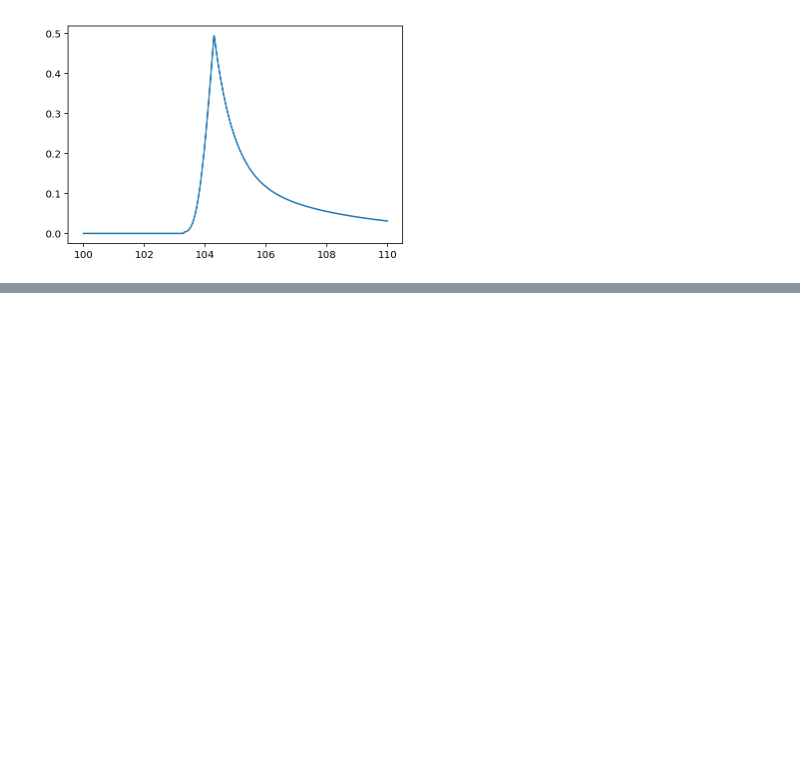
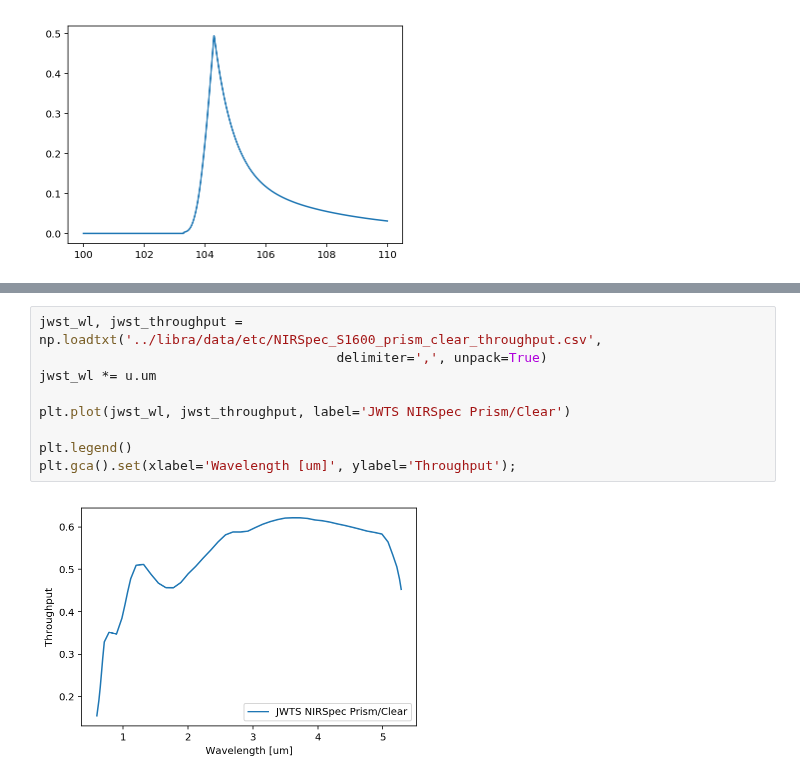
Before and after one commit to bmorris3/libra, a Jupyter notebook: notebooks/flares.ipynb, the cells around one changed output, grey strips where cells are left out. Saved outputs shown, nothing was run; the diff lists cells and outputs as text; blank space fills up the shorter version.

```diff
--- a/notebooks/flares.ipynb
+++ b/notebooks/flares.ipynb
@@ -24,0 +31,11 @@ plt.plot(times, fluxes)
+# %%
+jwst_wl, jwst_throughput = np.loadtxt('../libra/data/etc/NIRSpec_S1600_prism_clear_throughput.csv',
+                                      delimiter=',', unpack=True)
+jwst_wl *= u.um
+
+plt.plot(jwst_wl, jwst_throughput, label='JWTS NIRSpec Prism/Clear')
+
+plt.legend()
+plt.gca().set(xlabel='Wavelength [um]', ylabel='Throughput');
+# %% [output]
+[figure, added]
```
Also changed, not shown: parts of 11 cells of this notebook.
